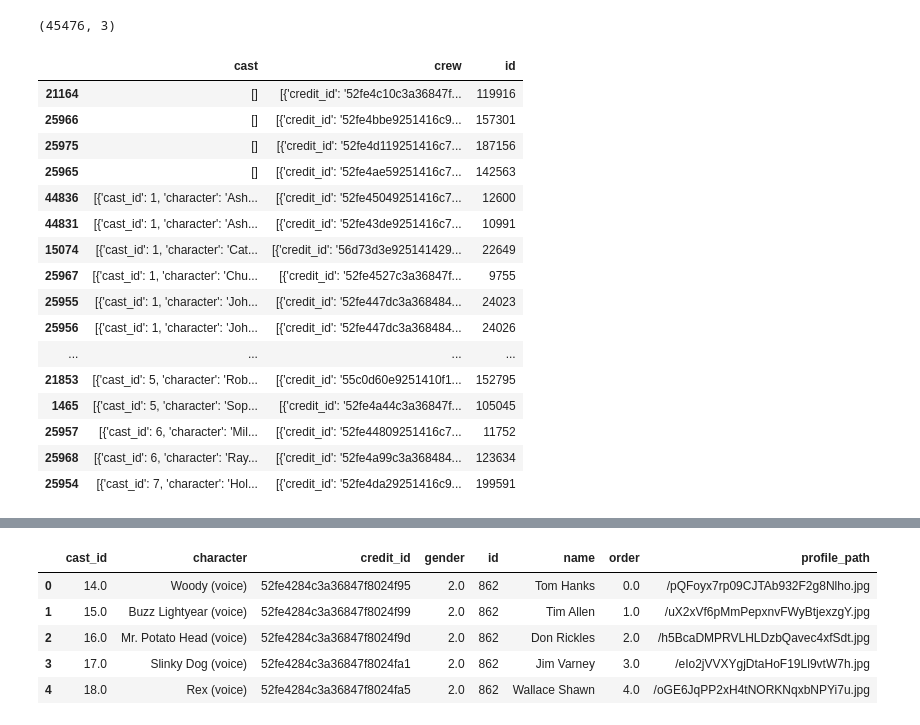
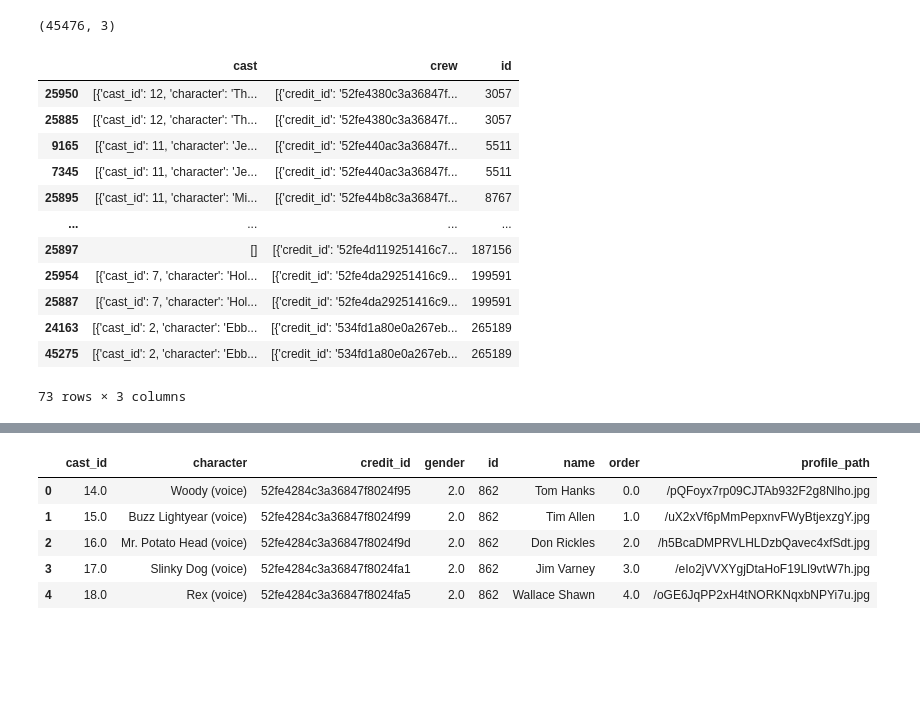
Before and after one commit to cristhianc001/Movie-Recommendation-System, a Jupyter notebook: notebooks/1. Data Cleaning and Wrangling.ipynb, the cells around one changed output, grey strips where cells are left out. Saved outputs shown, nothing was run; the diff lists cells and outputs as text; code cells hidden in the pictures; blank space fills up the shorter version.

```diff
--- a/notebooks/1. Data Cleaning and Wrangling.ipynb
+++ b/notebooks/1. Data Cleaning and Wrangling.ipynb
@@ -241,24 +330,20 @@ df_credits.shape
 # %% [output]
 (45476, 3)
 # %%
-df_credits[df_credits.duplicated()].sort_values(by="cast") # checking and droping duplicates
+df_credits[df_credits.duplicated(keep=False)].sort_values(by="id") # checking and droping duplicates
 # %% [output]
 |  | cast | crew | id |
-| 21164 | [] | [{'credit_id': '52fe4c10c3a36847f... | 119916 |
-| 25966 | [] | [{'credit_id': '52fe4bbe9251416c9... | 157301 |
-| 25975 | [] | [{'credit_id': '52fe4d119251416c7... | 187156 |
-| 25965 | [] | [{'credit_id': '52fe4ae59251416c7... | 142563 |
-| 44836 | [{'cast_id': 1, 'character': 'Ash... | [{'credit_id': '52fe45049251416c7... | 12600 |
-| 44831 | [{'cast_id': 1, 'character': 'Ash... | [{'credit_id': '52fe43de9251416c7... | 10991 |
-| 15074 | [{'cast_id': 1, 'character': 'Cat... | [{'credit_id': '56d73d3e925141429... | 22649 |
-| 25967 | [{'cast_id': 1, 'character': 'Chu... | [{'credit_id': '52fe4527c3a36847f... | 9755 |
-| 25955 | [{'cast_id': 1, 'character': 'Joh... | [{'credit_id': '52fe447dc3a368484... | 24023 |
-| 25956 | [{'cast_id': 1, 'character': 'Joh... | [{'credit_id': '52fe447dc3a368484... | 24026 |
+| 25950 | [{'cast_id': 12, 'character': 'Th... | [{'credit_id': '52fe4380c3a36847f... | 3057 |
+| 25885 | [{'cast_id': 12, 'character': 'Th... | [{'credit_id': '52fe4380c3a36847f... | 3057 |
+| 9165 | [{'cast_id': 11, 'character': 'Je... | [{'credit_id': '52fe440ac3a36847f... | 5511 |
+| 7345 | [{'cast_id': 11, 'character': 'Je... | [{'credit_id': '52fe440ac3a36847f... | 5511 |
+| 25895 | [{'cast_id': 11, 'character': 'Mi... | [{'credit_id': '52fe44b8c3a36847f... | 8767 |
 | ... | ... | ... | ... |
-| 21853 | [{'cast_id': 5, 'character': 'Rob... | [{'credit_id': '55c0d60e9251410f1... | 152795 |
-| 1465 | [{'cast_id': 5, 'character': 'Sop... | [{'credit_id': '52fe4a44c3a36847f... | 105045 |
-| 25957 | [{'cast_id': 6, 'character': 'Mil... | [{'credit_id': '52fe44809251416c7... | 11752 |
-| 25968 | [{'cast_id': 6, 'character': 'Ray... | [{'credit_id': '52fe4a99c3a368484... | 123634 |
+| 25897 | [] | [{'credit_id': '52fe4d119251416c7... | 187156 |
 | 25954 | [{'cast_id': 7, 'character': 'Hol... | [{'credit_id': '52fe4da29251416c9... | 199591 |
+| 25887 | [{'cast_id': 7, 'character': 'Hol... | [{'credit_id': '52fe4da29251416c9... | 199591 |
+| 24163 | [{'cast_id': 2, 'character': 'Ebb... | [{'credit_id': '534fd1a80e0a267eb... | 265189 |
+| 45275 | [{'cast_id': 2, 'character': 'Ebb... | [{'credit_id': '534fd1a80e0a267eb... | 265189 |
+73 rows × 3 columns
 # %%
 df_credits.drop_duplicates(inplace=True)
```
Also changed, not shown: parts of 70 cells of this notebook, 9 other files.
